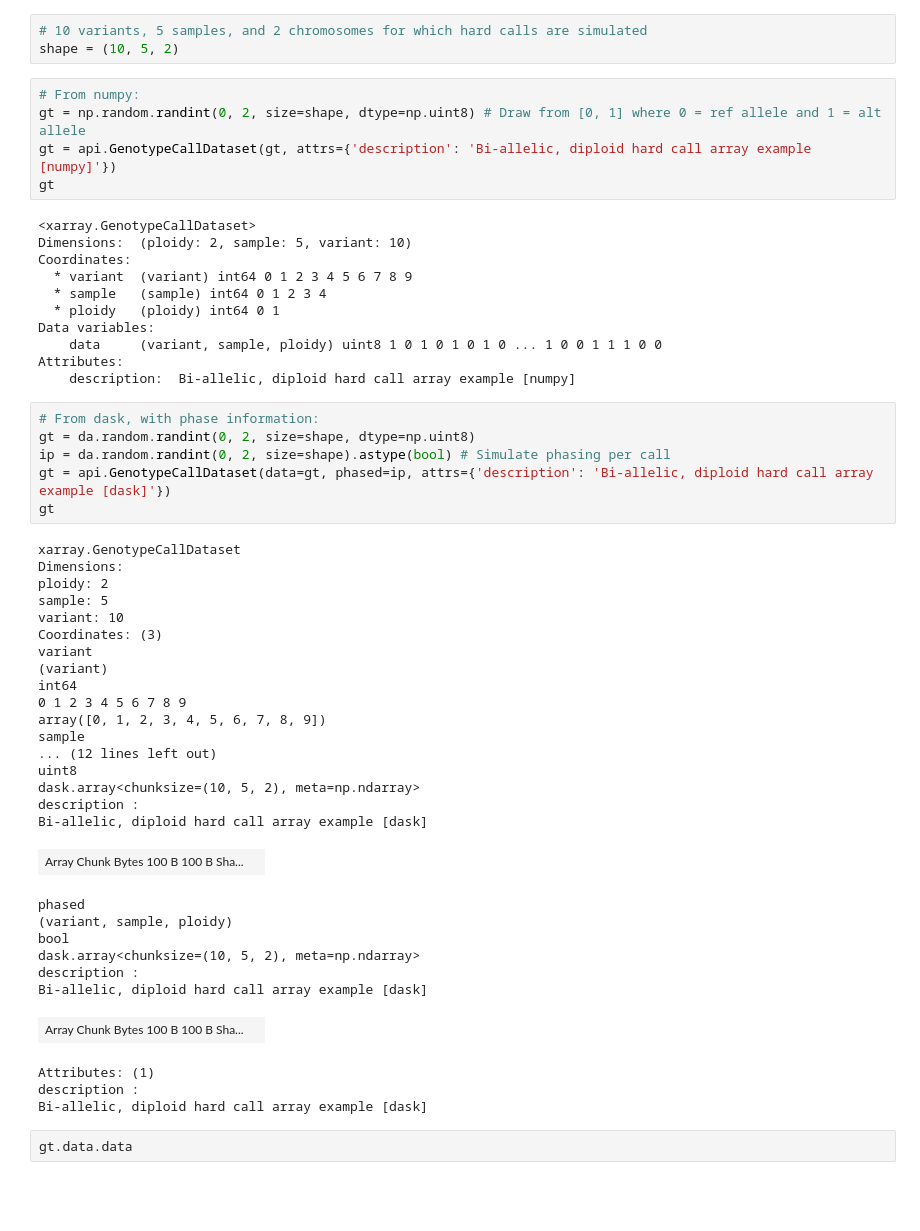
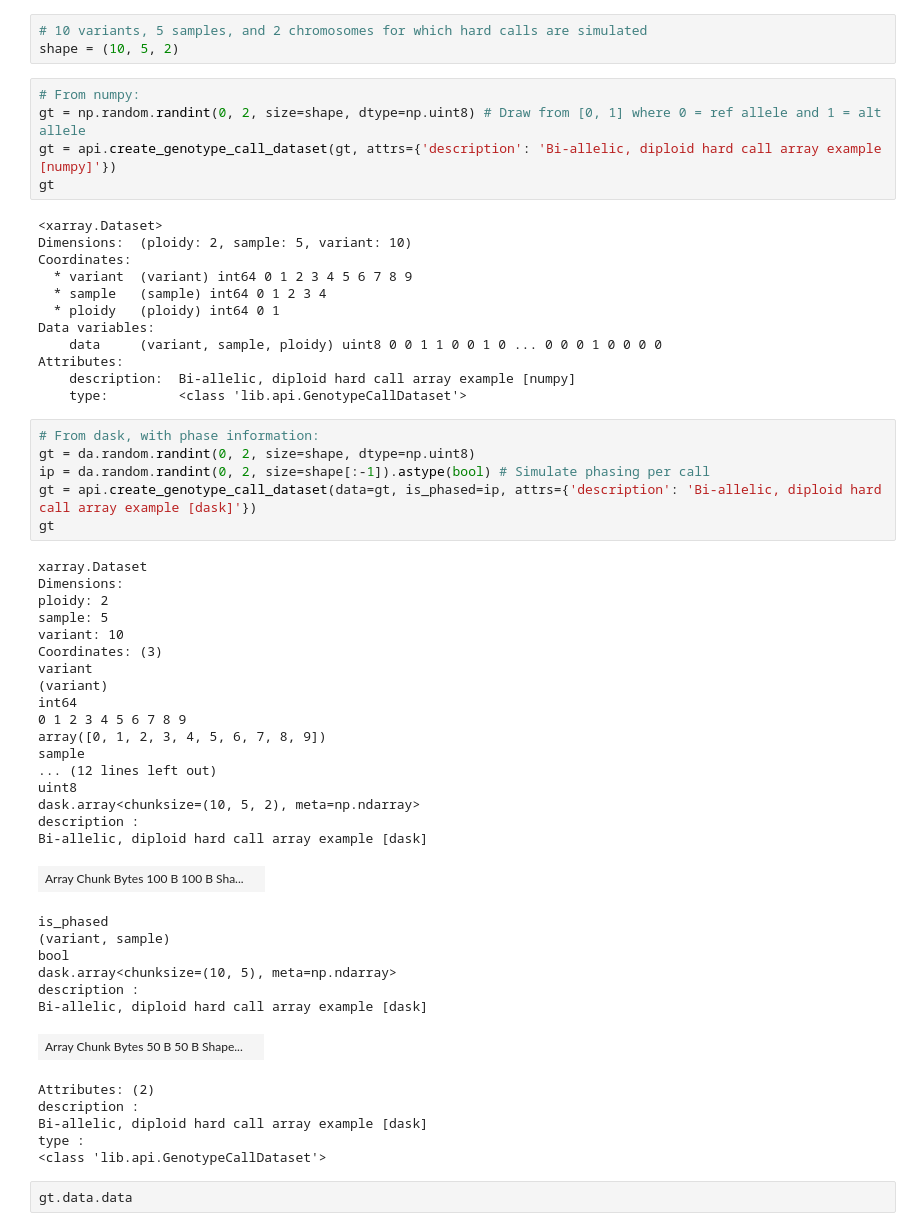
Before and after one commit to related-sciences/gwas-analysis, a Jupyter notebook: notebooks/platform/xarray/data_structures.ipynb, the cells around one changed output. Drawn from its saved outputs; the diff is of its cells as text; blank space fills up the shorter version.

```diff
--- a/notebooks/platform/xarray/data_structures.ipynb
+++ b/notebooks/platform/xarray/data_structures.ipynb
@@ -51,54 +44,57 @@ shape = (10, 5, 2)
 # %%
 # From numpy:
 gt = np.random.randint(0, 2, size=shape, dtype=np.uint8) # Draw from [0, 1] where 0 = ref allele and 1 = alt allele
-gt = api.GenotypeCallDataset(gt, attrs={'description': 'Bi-allelic, diploid hard call array example [numpy]'})
+gt = api.create_genotype_call_dataset(gt, attrs={'description': 'Bi-allelic, diploid hard call array example [numpy]'})
 gt
 # %% [output]
-<xarray.GenotypeCallDataset>
+<xarray.Dataset>
 Dimensions:  (ploidy: 2, sample: 5, variant: 10)
 Coordinates:
   * variant  (variant) int64 0 1 2 3 4 5 6 7 8 9
   * sample   (sample) int64 0 1 2 3 4
   * ploidy   (ploidy) int64 0 1
 Data variables:
-    data     (variant, sample, ploidy) uint8 1 0 1 0 1 0 1 0 ... 1 0 0 1 1 1 0 0
+    data     (variant, sample, ploidy) uint8 0 0 1 1 0 0 1 0 ... 0 0 0 1 0 0 0 0
 Attributes:
     description:  Bi-allelic, diploid hard call array example [numpy]
+    type:         <class 'lib.api.GenotypeCallDataset'>
 # %%
 # From dask, with phase information:
 gt = da.random.randint(0, 2, size=shape, dtype=np.uint8)
-ip = da.random.randint(0, 2, size=shape).astype(bool) # Simulate phasing per call
-gt = api.GenotypeCallDataset(data=gt, phased=ip, attrs={'description': 'Bi-allelic, diploid hard call array example [dask]'})
+ip = da.random.randint(0, 2, size=shape[:-1]).astype(bool) # Simulate phasing per call
+gt = api.create_genotype_call_dataset(data=gt, is_phased=ip, attrs={'description': 'Bi-allelic, diploid hard call array example [dask]'})
 gt
 # %% [output]
-xarray.GenotypeCallDataset
+xarray.Dataset
 Dimensions:
 ploidy: 2
 sample: 5
 variant: 10
 Coordinates: (3)
 variant
 (variant)
 int64
 0 1 2 3 4 5 6 7 8 9
 array([0, 1, 2, 3, 4, 5, 6, 7, 8, 9])
 sample
 ... (12 lines left out)
 uint8
 dask.array<chunksize=(10, 5, 2), meta=np.ndarray>
 description :
 Bi-allelic, diploid hard call array example [dask]
 | Array Chunk Bytes 100 B 100 B Sha... |  |
-phased
-(variant, sample, ploidy)
+is_phased
+(variant, sample)
 bool
-dask.array<chunksize=(10, 5, 2), meta=np.ndarray>
+dask.array<chunksize=(10, 5), meta=np.ndarray>
 description :
 Bi-allelic, diploid hard call array example [dask]
-| Array Chunk Bytes 100 B 100 B Sha... |  |
+| Array Chunk Bytes 50 B 50 B Shape... |  |
-Attributes: (1)
+Attributes: (2)
 description :
 Bi-allelic, diploid hard call array example [dask]
+type :
+<class 'lib.api.GenotypeCallDataset'>
 # %%
 gt.data.data
 # %% [output]
```
Also changed, not shown: parts of 19 cells of this notebook, 5 other files.
